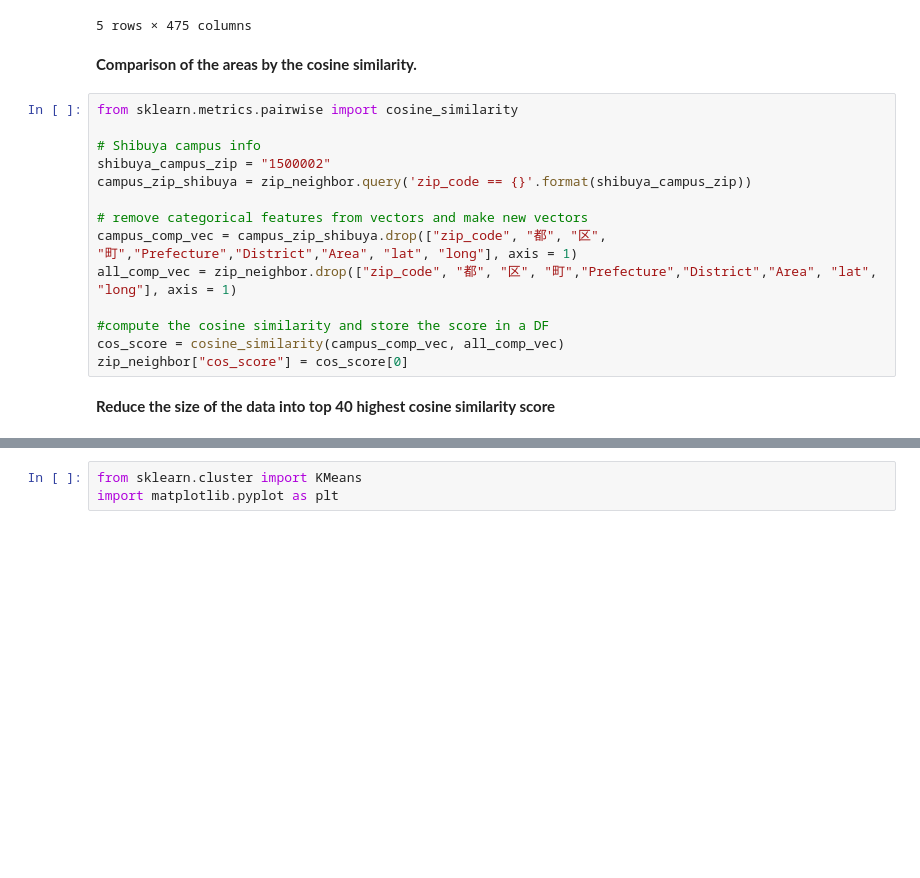
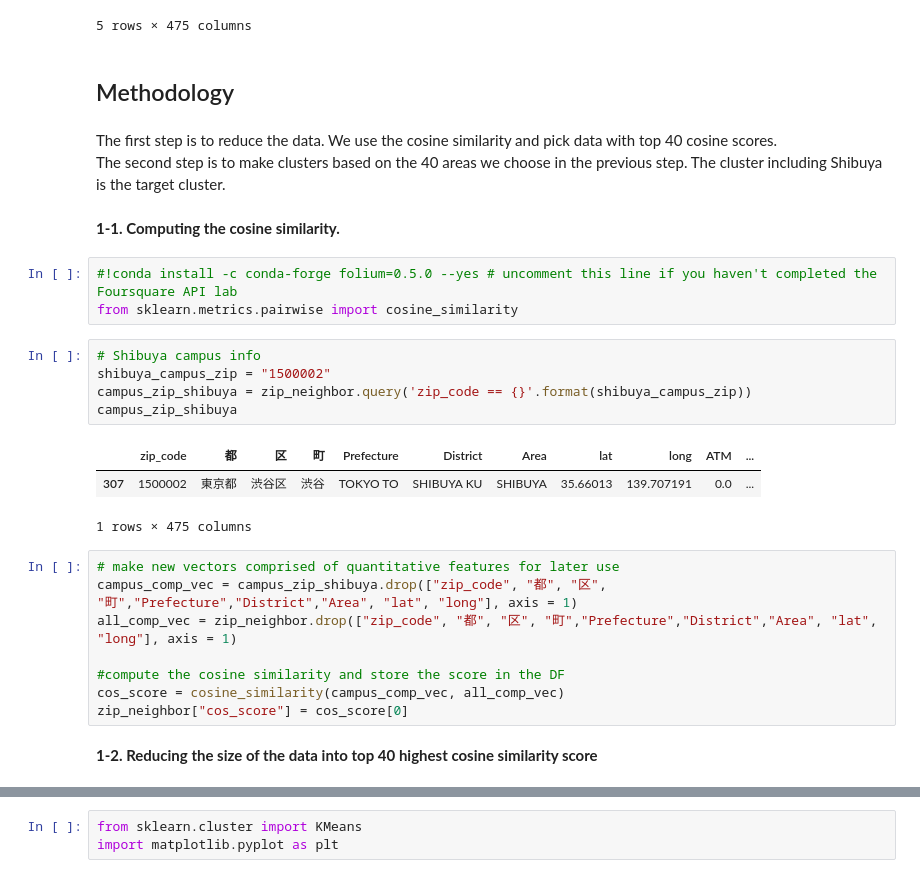
Before and after one commit to HIKARU8150/Coursera_Capstone, a Jupyter notebook: Project/find_new_campus.ipynb, the cells around one changed output, grey strips where cells are left out. Drawn from its saved outputs; the diff is of its cells as text; blank space fills up the shorter version.

```diff
--- a/Project/find_new_campus.ipynb
+++ b/Project/find_new_campus.ipynb
@@ -58,24 +76,35 @@ zip_neighbor.head()
 | 3 | 1000011 | 東京都 | 千代田区 | 内幸町 | TOKYO TO | CHIYODA KU | UCHISAIWAICHO | 35.669426 | 139.755460 | 0.0 | ... |
 | 4 | 1010044 | 東京都 | 千代田区 | 鍛冶町 | TOKYO TO | CHIYODA KU | KAJICHO | 35.691689 | 139.771942 | 0.0 | ... |
 5 rows × 475 columns
+# %% [markdown]
+## Methodology <a name="methodology"></a>
+# %% [markdown]
+The first step is to reduce the data. We use the cosine similarity and pick data with top 40 cosine scores.<br>
+The second step is to make clusters based on the 40 areas we choose in the previous step. The cluster including Shibuya is the target cluster.<br>
 # %% [markdown]
-<b>Comparison of the areas by the cosine similarity.</b>
+<b>1-1. Computing the cosine similarity.</b>
+# %%
+#!conda install -c conda-forge folium=0.5.0 --yes # uncomment this line if you haven't completed the Foursquare API lab
+from sklearn.metrics.pairwise import cosine_similarity
+# %%
+# Shibuya campus info
+shibuya_campus_zip = "1500002"
+campus_zip_shibuya = zip_neighbor.query('zip_code == {}'.format(shibuya_campus_zip))
+campus_zip_shibuya
+# %% [output]
+|  | zip_code | 都 | 区 | 町 | Prefecture | District | Area | lat | long | ATM | ... |
+| 307 | 1500002 | 東京都 | 渋谷区 | 渋谷 | TOKYO TO | SHIBUYA KU | SHIBUYA | 35.66013 | 139.707191 | 0.0 | ... |
+1 rows × 475 columns
 # %%
-from sklearn.metrics.pairwise import cosine_similarity
-
-# Shibuya campus info
-shibuya_campus_zip = "1500002"
-campus_zip_shibuya = zip_neighbor.query('zip_code == {}'.format(shibuya_campus_zip))
-
-# remove categorical features from vectors and make new vectors
+# make new vectors comprised of quantitative features for later use
 campus_comp_vec = campus_zip_shibuya.drop(["zip_code", "都", "区", "町","Prefecture","District","Area", "lat", "long"], axis = 1)
 all_comp_vec = zip_neighbor.drop(["zip_code", "都", "区", "町","Prefecture","District","Area", "lat", "long"], axis = 1)
 
-#compute the cosine similarity and store the score in a DF
+#compute the cosine similarity and store the score in the DF
 cos_score = cosine_similarity(campus_comp_vec, all_comp_vec)
 zip_neighbor["cos_score"] = cos_score[0]
 # %% [markdown]
-<b>Reduce the size of the data into top 40 highest cosine similarity score</b>
+<b>1-2. Reducing the size of the data into top 40 highest cosine similarity score</b>
 # %%
 ## obtain data of all of our campus for later use
 campus_zip = ["1520035", "1800004", "1800005", "1600004"]
```
Also changed, not shown: parts of 26 cells of this notebook.
